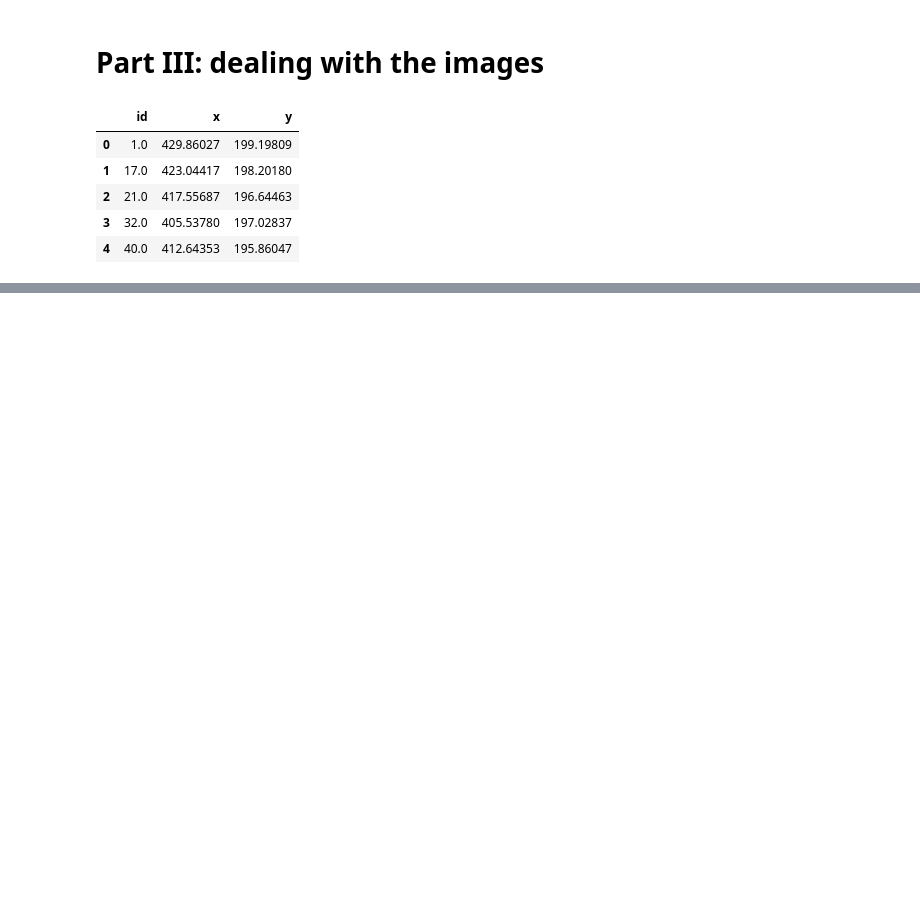
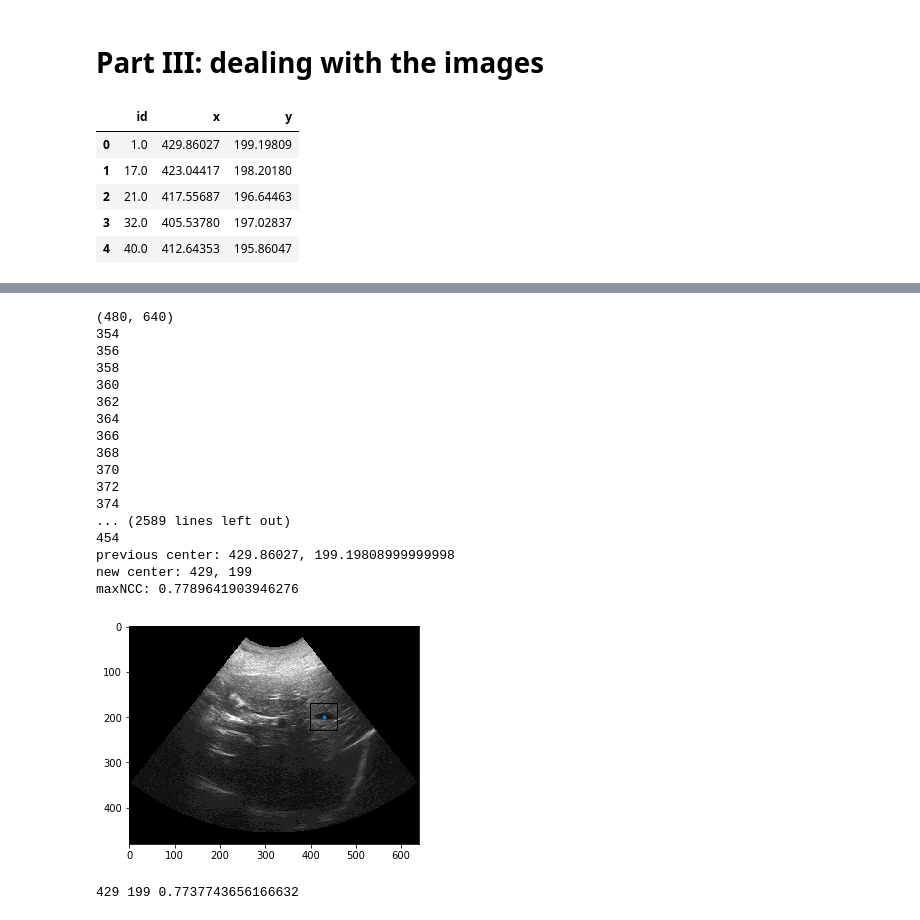
Before and after one commit to melanibe/USMotionTracking, a Jupyter notebook: Playground notebook.ipynb, the cells around one changed output, grey strips where cells are left out. Cells and saved outputs as stored; diff of their text form; code cells hidden in the pictures; blank space fills up the shorter version.

```diff
--- a/Playground notebook.ipynb
+++ b/Playground notebook.ipynb
@@ -392,0 +316,27 @@ print(np.argmax(NCC_all)) # TO CHECK how to get back to the coordinates?
+# %%
+im2 = np.asarray(Image.open(list_imgs[2]))
+print(im2.shape)
+best_c1, best_c2, maxNCC = find_new_template_center_NCC(c1, c2, im1, im2, width=50)
+print('previous center: {}, {}'.format(c1, c2))
+print('new center: {}, {}'.format(best_c1, best_c2))
+print('maxNCC: {}'.format(maxNCC))
+plot_img_template(best_c1, best_c2, im2, width=60, height=60)
+# %% [output]
+(480, 640)
+354
+356
+358
+360
+362
+364
+366
+368
+370
+372
+374
+... (2589 lines left out)
+454
+previous center: 429.86027, 199.19808999999998
+new center: 429, 199
+maxNCC: 0.7789641903946276
+[figure, added]
@@ -392,0 +395,9 @@ print(np.argmax(NCC_all)) # TO CHECK how to get back to the coordinates?
+# %%
+w=70
+c1_init, c2_init = df.loc[0, ['x', 'y']]
+best_c1, best_c2, maxNCC, im_prev_good, c1_prev, c2_prev = global_template_search(c1, c2,
+c1_init, c2_init, c1_init, c2_init, im1, im2, im1, im1, width=w)
+print(best_c1, best_c2, maxNCC)
+plot_img_template(best_c1, best_c2, im2, width=w, height=w)
+# %% [output]
+429 199 0.7737743656166632
```
Also changed, not shown: parts of 36 cells of this notebook.
